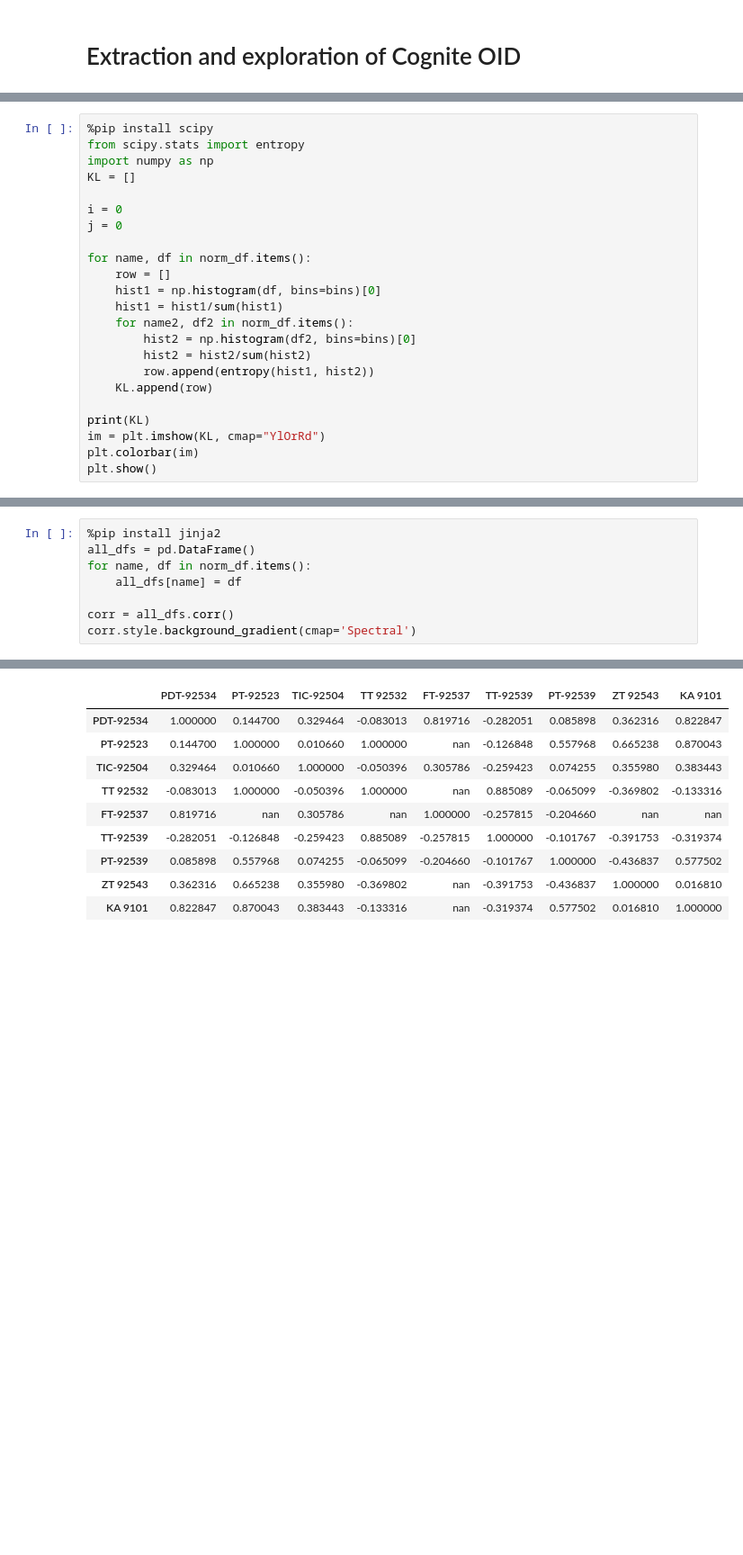
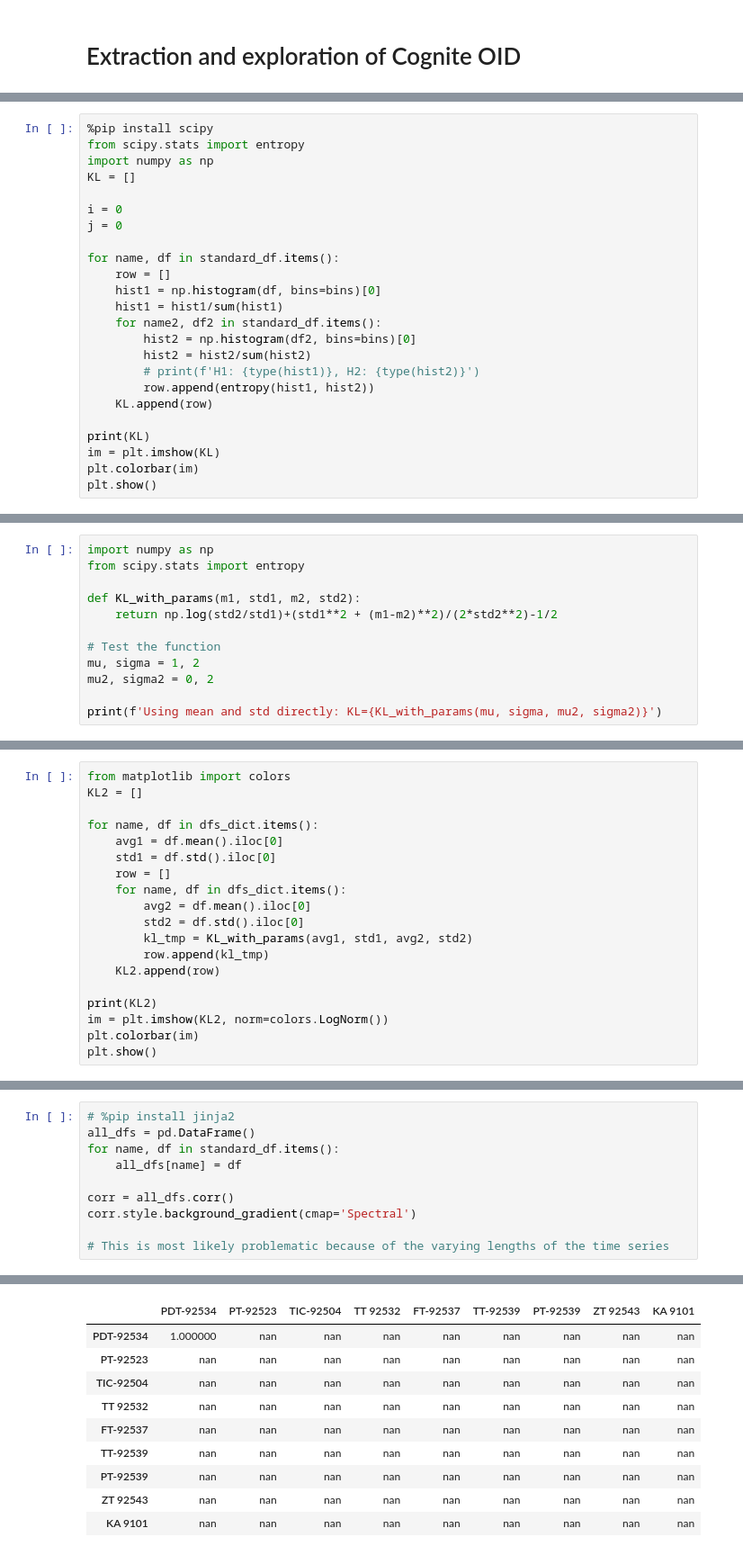
Before and after one commit to fredrikSveen/time_series_gan_project, a Jupyter notebook: data_exploration.ipynb, the cells around one changed output, grey strips where cells are left out. Shown at 90% size. Cells and saved outputs as stored; diff of their text form; blank space fills up the shorter version.

```diff
--- a/data_exploration.ipynb
+++ b/data_exploration.ipynb
@@ -146,18 +152,19 @@ KL = []
 i = 0
 j = 0
 
-for name, df in norm_df.items():
+for name, df in standard_df.items():
     row = []
     hist1 = np.histogram(df, bins=bins)[0]
     hist1 = hist1/sum(hist1)
-    for name2, df2 in norm_df.items():
+    for name2, df2 in standard_df.items():
         hist2 = np.histogram(df2, bins=bins)[0]
         hist2 = hist2/sum(hist2)
+        # print(f'H1: {type(hist1)}, H2: {type(hist2)}')
         row.append(entropy(hist1, hist2))
     KL.append(row)
 
 print(KL)
-im = plt.imshow(KL, cmap="YlOrRd")
+im = plt.imshow(KL)
 plt.colorbar(im)
 plt.show()
 # %% [output]
@@ -165,0 +182,12 @@ plt.show()
+# %%
+import numpy as np
+from scipy.stats import entropy
+
+def KL_with_params(m1, std1, m2, std2):
+    return np.log(std2/std1)+(std1**2 + (m1-m2)**2)/(2*std2**2)-1/2
+
+# Test the function
+mu, sigma = 1, 2
+mu2, sigma2 = 0, 2
+
+print(f'Using mean and std directly: KL={KL_with_params(mu, sigma, mu2, sigma2)}')
@@ -165,0 +198,19 @@ plt.show()
+# %%
+from matplotlib import colors
+KL2 = []
+
+for name, df in dfs_dict.items():
+    avg1 = df.mean().iloc[0]
+    std1 = df.std().iloc[0]
+    row = []
+    for name, df in dfs_dict.items():
+        avg2 = df.mean().iloc[0]
+        std2 = df.std().iloc[0]
+        kl_tmp = KL_with_params(avg1, std1, avg2, std2)
+        row.append(kl_tmp)
+    KL2.append(row)
+
+print(KL2)
+im = plt.imshow(KL2, norm=colors.LogNorm())
+plt.colorbar(im)
+plt.show()
@@ -166,9 +222,11 @@ plt.show()
 # %%
-%pip install jinja2
+# %pip install jinja2
 all_dfs = pd.DataFrame()
-for name, df in norm_df.items():
+for name, df in standard_df.items():
     all_dfs[name] = df
 
 corr = all_dfs.corr()
 corr.style.background_gradient(cmap='Spectral')
+
+# This is most likely problematic because of the varying lengths of the time series
 # %% [output]
@@ -178,10 +233,10 @@ Note: you may need to restart the kernel to use updated packages.
 |  | PDT-92534 | PT-92523 | TIC-92504 | TT 92532 | FT-92537 | TT-92539 | PT-92539 | ZT 92543 | KA 9101 |
-| PDT-92534 | 1.000000 | 0.144700 | 0.329464 | -0.083013 | 0.819716 | -0.282051 | 0.085898 | 0.362316 | 0.822847 |
-| PT-92523 | 0.144700 | 1.000000 | 0.010660 | 1.000000 | nan | -0.126848 | 0.557968 | 0.665238 | 0.870043 |
-| TIC-92504 | 0.329464 | 0.010660 | 1.000000 | -0.050396 | 0.305786 | -0.259423 | 0.074255 | 0.355980 | 0.383443 |
-| TT 92532 | -0.083013 | 1.000000 | -0.050396 | 1.000000 | nan | 0.885089 | -0.065099 | -0.369802 | -0.133316 |
-| FT-92537 | 0.819716 | nan | 0.305786 | nan | 1.000000 | -0.257815 | -0.204660 | nan | nan |
-| TT-92539 | -0.282051 | -0.126848 | -0.259423 | 0.885089 | -0.257815 | 1.000000 | -0.101767 | -0.391753 | -0.319374 |
-| PT-92539 | 0.085898 | 0.557968 | 0.074255 | -0.065099 | -0.204660 | -0.101767 | 1.000000 | -0.436837 | 0.577502 |
-| ZT 92543 | 0.362316 | 0.665238 | 0.355980 | -0.369802 | nan | -0.391753 | -0.436837 | 1.000000 | 0.016810 |
-| KA 9101 | 0.822847 | 0.870043 | 0.383443 | -0.133316 | nan | -0.319374 | 0.577502 | 0.016810 | 1.000000 |
+| PDT-92534 | 1.000000 | nan | nan | nan | nan | nan | nan | nan | nan |
+| PT-92523 | nan | nan | nan | nan | nan | nan | nan | nan | nan |
+| TIC-92504 | nan | nan | nan | nan | nan | nan | nan | nan | nan |
+| TT 92532 | nan | nan | nan | nan | nan | nan | nan | nan | nan |
+| FT-92537 | nan | nan | nan | nan | nan | nan | nan | nan | nan |
+| TT-92539 | nan | nan | nan | nan | nan | nan | nan | nan | nan |
+| PT-92539 | nan | nan | nan | nan | nan | nan | nan | nan | nan |
+| ZT 92543 | nan | nan | nan | nan | nan | nan | nan | nan | nan |
+| KA 9101 | nan | nan | nan | nan | nan | nan | nan | nan | nan |
```
Also changed, not shown: parts of 15 cells of this notebook.
